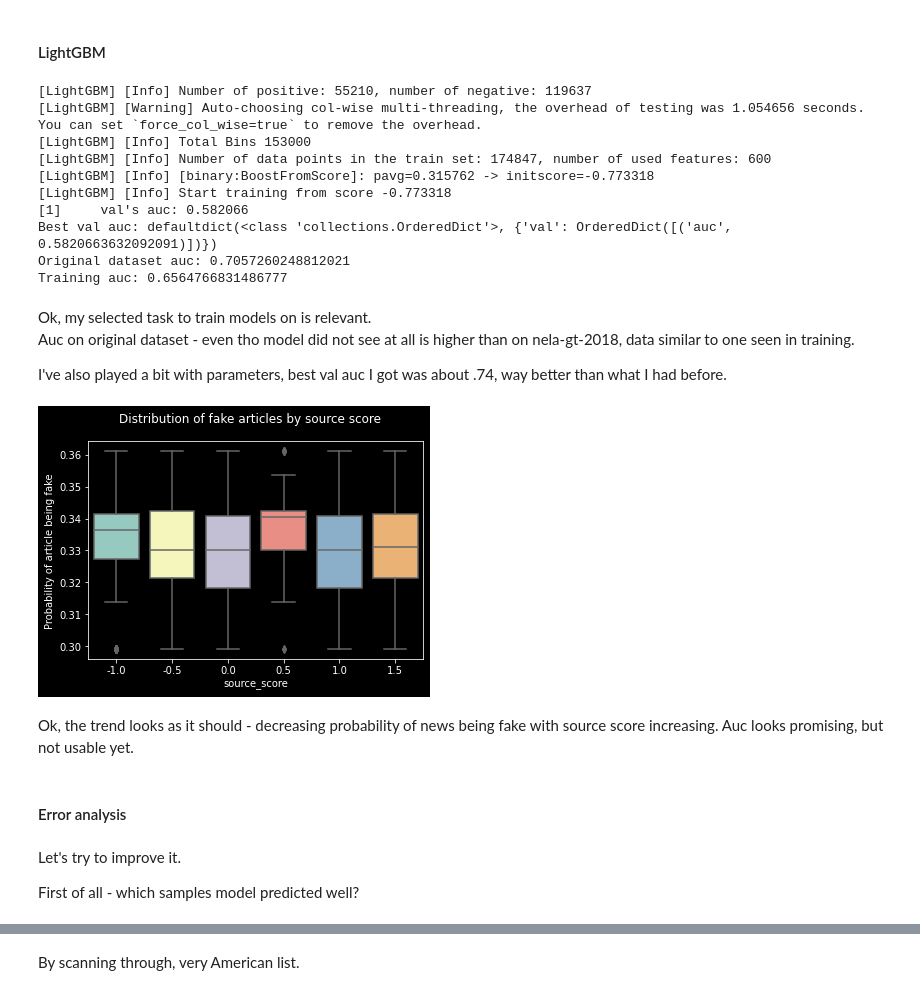
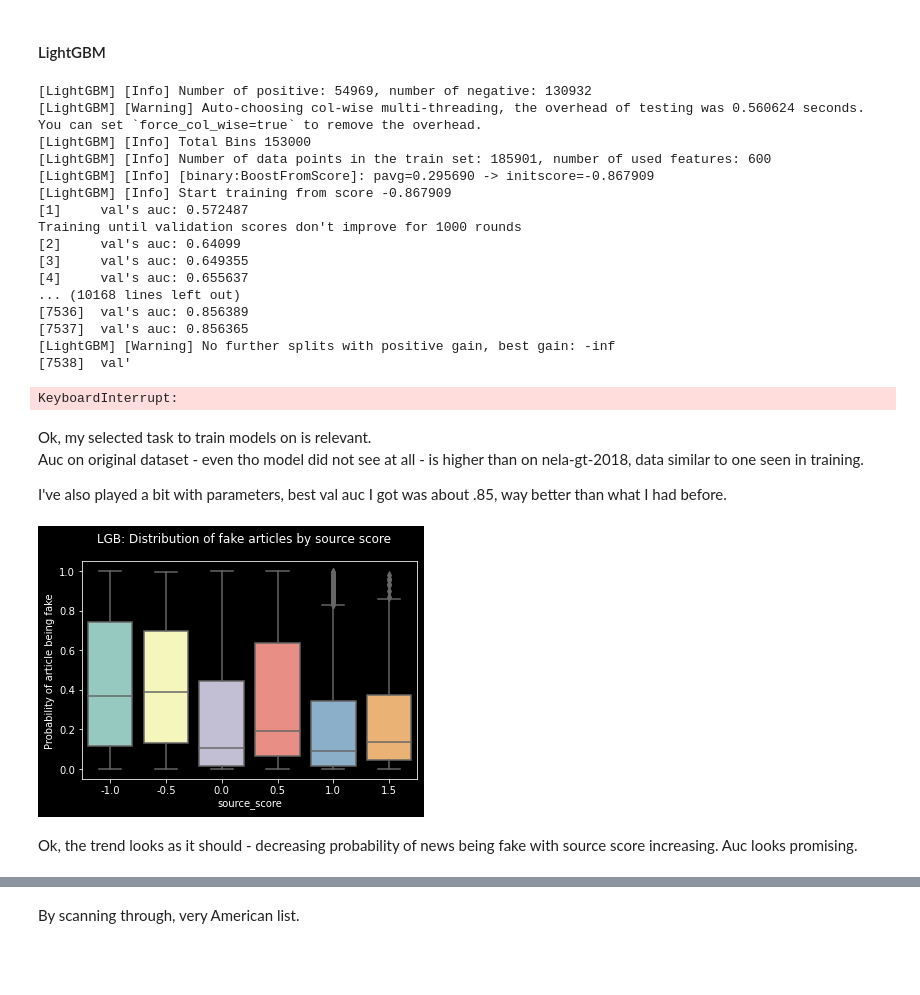
Before and after one commit to mutusfa/Fake-News-Analysis, a Jupyter notebook: notebooks/modelling.ipynb, the cells around one changed output, grey strips where cells are left out. Saved outputs shown, nothing was run; the diff lists cells and outputs as text; code cells hidden in the pictures; blank space fills up the shorter version.

```diff
--- a/notebooks/modelling.ipynb
+++ b/notebooks/modelling.ipynb
@@ -260,3 +274,6 @@ encodings = np.array(
 # %%
 logistic_regression = LogisticRegression(solver="lbfgs", max_iter=1000)
-logistic_regression.fit(encodings, df_merged.is_fake)
+logistic_regression.fit(train_encodings, train_labels)
+
+with open(str(BASE_MODEL_DIR / "logistic_regression.pk"), "wb") as f:
+    pickle.dump(logistic_regression, f)
@@ -272,7 +293,8 @@ Dataset is horrendous. Distinguishing real news from fake news could be pretty h
 #### Evaluation against nela-gt-2018
 # %%
 nela_gt_2018_articles_df = pd.read_csv(
-    BASE_DATA_DIR / "interim" / "nela-gt-2018-articles.csv", index_col=0
+    BASE_DATA_DIR / "interim" / "nela-gt-2018-articles-with-text.csv"
 )
+nela_gt_2018_articles_df.dropna(inplace=True)
 nela_gt_2018_articles_df.head()
 # %% [output]
@@ -286,5 +308,3 @@ nela_gt_2018_articles_df.head()
 nela_gt_2018_scores_df = pd.read_csv(
     BASE_DATA_DIR / "interim" / "nela-gt-2018-scores.csv", index_col=0
 )
-# %%
-nela_gt_2018_articles_df["is_fake"] = np.nan
@@ -423,6 +451,7 @@ val_dataset = lgb.Dataset(val_encodings, label=val_articles_df.is_fake)
 original_dataset = lgb.Dataset(original_encodings, label=df_merged.is_fake)
 # %%
 param = {
+    "learning_rate": 0.05,
     "num_leaves": 15,
     "max_depth": 5,
     "objective": "binary",
@@ -431,12 +460,11 @@ param = {
     "feature_fraction": 0.7,
     "bagging_fraction": 0.5,
     "extra_trees": True,
-    "l1_regularization": 1e-5,
     "l2_regularization": 1e-3,
     "path_smooth": 1e-5,
 }
 param["metric"] = "auc"
-num_round = 1  # 3000
+num_round = 100000
 bst = lgb.train(
     param,
     train_dataset,
@@ -455,25 +483,37 @@ print(f"Original dataset auc: {orig_auc}")
 train_preds = bst.predict(train_encodings, num_iteration=bst.best_iteration)
 train_auc = roc_auc_score(train_articles_df.is_fake, train_preds)
 print(f"Training auc: {train_auc}")
+
+with open(BASE_MODEL_DIR / "lightgbm_simple.pk", "wb") as f:
+    pickle.dump(bst, f)
 # %% [output]
-[LightGBM] [Info] Number of positive: 55210, number of negative: 119637
-[LightGBM] [Warning] Auto-choosing col-wise multi-threading, the overhead of testing was 1.054656 seconds.
+[LightGBM] [Info] Number of positive: 54969, number of negative: 130932
+[LightGBM] [Warning] Auto-choosing col-wise multi-threading, the overhead of testing was 0.560624 seconds.
 You can set `force_col_wise=true` to remove the overhead.
 [LightGBM] [Info] Total Bins 153000
-[LightGBM] [Info] Number of data points in the train set: 174847, number of used features: 600
-[LightGBM] [Info] [binary:BoostFromScore]: pavg=0.315762 -> initscore=-0.773318
-[LightGBM] [Info] Start training from score -0.773318
-[1]     val's auc: 0.582066
-Best val auc: defaultdict(<class 'collections.OrderedDict'>, {'val': OrderedDict([('auc', 0.5820663632092091)])})
-Original dataset auc: 0.7057260248812021
-Training auc: 0.6564766831486777
+[LightGBM] [Info] Number of data points in the train set: 185901, number of used features: 600
+[LightGBM] [Info] [binary:BoostFromScore]: pavg=0.295690 -> initscore=-0.867909
+[LightGBM] [Info] Start training from score -0.867909
+[1]     val's auc: 0.572487
+Training until validation scores don't improve for 1000 rounds
+[2]     val's auc: 0.64099
+[3]     val's auc: 0.649355
+[4]     val's auc: 0.655637
+... (10168 lines left out)
+[7536]  val's auc: 0.856389
+[7537]  val's auc: 0.856365
+[LightGBM] [Warning] No further splits with positive gain, best gain: -inf
+[7538]  val'
+KeyboardInterrupt:
 # %% [markdown]
 Ok, my selected task to train models on is relevant.
-Auc on original dataset - even tho model did not see at all is higher than on nela-gt-2018, data similar to one seen in training.
+Auc on original dataset - even tho model did not see at all - is higher than on nela-gt-2018, data similar to one seen in training.
 
-I've also played a bit with parameters, best val auc I got was about .74, way better than what I had before.
+I've also played a bit with parameters, best val auc I got was about .85, way better than what I had before.
 # %%
 preds = []
+
+bst = pickle.load(open(BASE_MODEL_DIR / "lightgbm_simple.pk", "rb"))
 
 sample = (
     nela_gt_2018_articles_df[nela_gt_2018_articles_df.split == "pred"]
@@ -487,16 +527,10 @@ preds = np.concatenate(preds)
 # %%
 ax = sns.boxplot(x=sample.source_score, y=preds)
 ax.set_ylabel("Probability of article being fake")
 
-plt.suptitle("Distribution of fake articles by source score")
-plt.savefig(BASE_DATA_DIR / "processed" / "fake-articles-by-source-score-lgbm.png")
+plt.suptitle("LGB: Distribution of fake articles by source score")
+plt.savefig(FIGURES_DIR / "fake-articles-by-source-score-lgbm.png")
 # %% [output]
-[figure, old version]
+[figure, new version]
 # %% [markdown]
-Ok, the trend looks as it should - decreasing probability of news being fake with source score increasing. Auc looks promising, but not usable yet.
+Ok, the trend looks as it should - decreasing probability of news being fake with source score increasing. Auc looks promising.
-# %% [markdown]
-#### Error analysis
-# %% [markdown]
-Let's try to improve it.
-
-First of all - which samples model predicted well?
```
Also changed, not shown: parts of 52 cells of this notebook, 22 other files.
